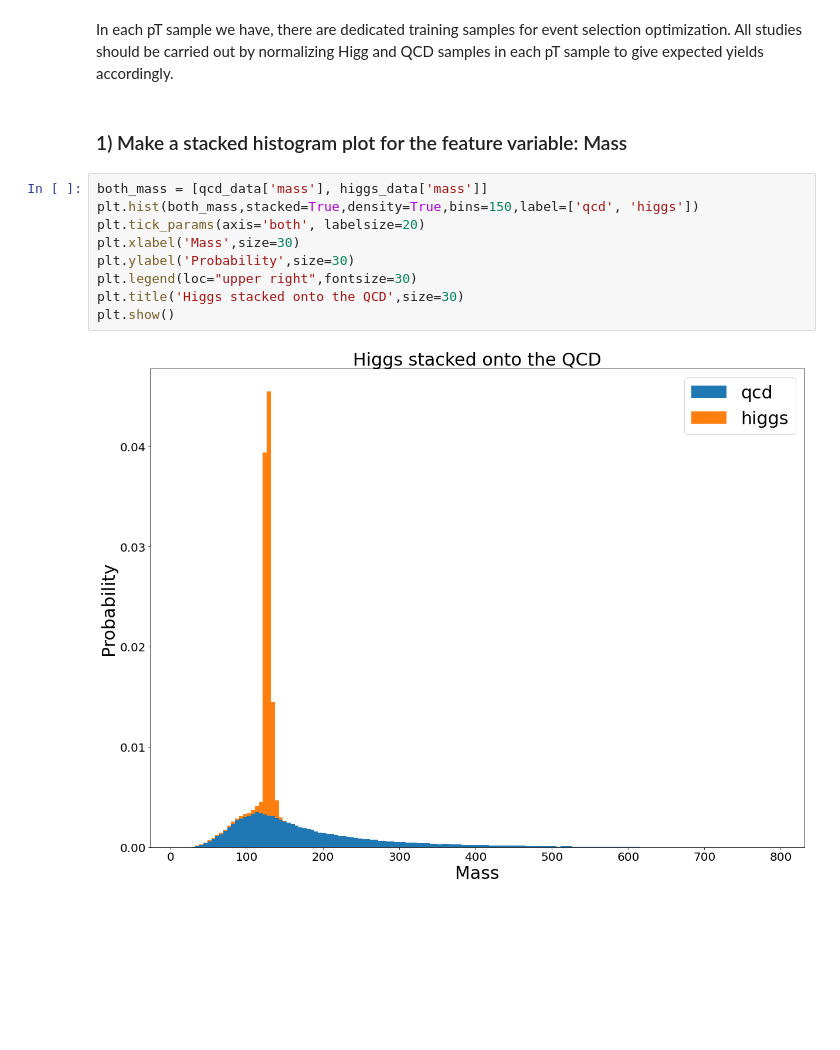
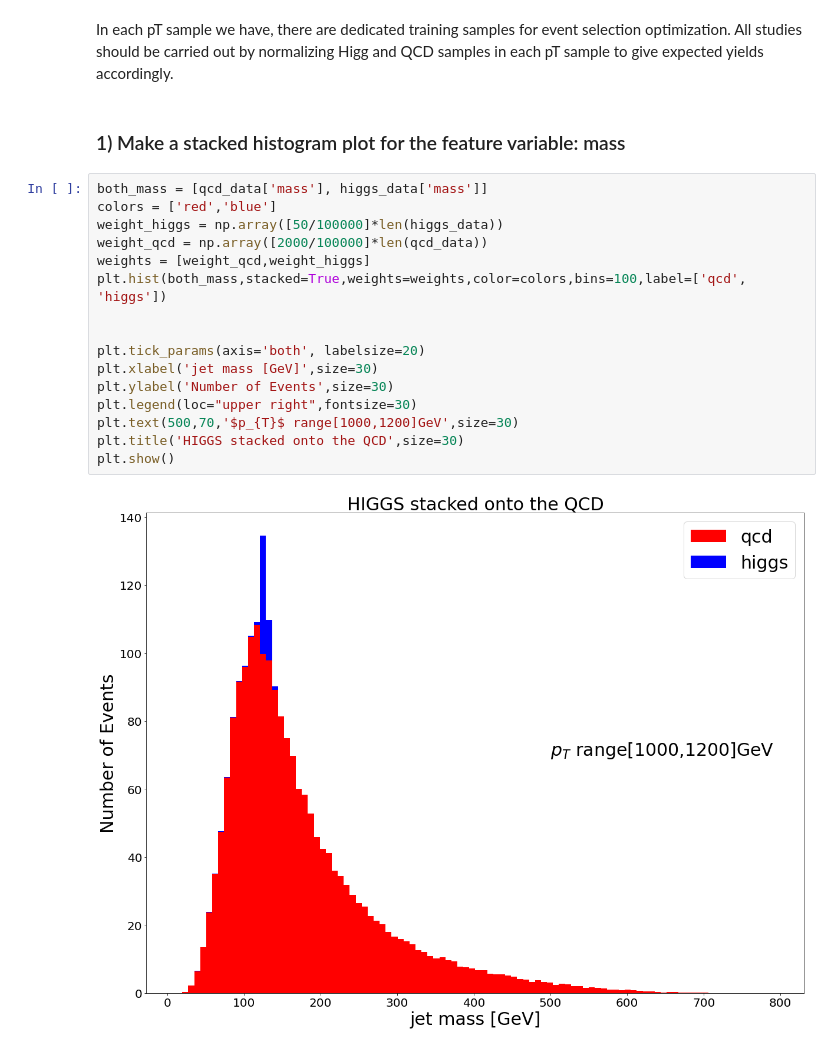
Before and after one commit to MinniVan/PHYS-434, a Jupyter notebook: lab-7.ipynb, the cells around one changed output. Drawn from its saved outputs; the diff is of its cells as text; blank space fills up the shorter version.

Commit message:
fixed plot to be weighted

```diff
--- a/lab-7.ipynb
+++ b/lab-7.ipynb
@@ -20,15 +20,22 @@ qcd_data = pickle.load(file2)
 # %% [markdown]
 In each pT sample we have, there are dedicated training samples for event selection optimization. All studies should be carried out by normalizing Higg and QCD samples in each pT sample to give expected yields accordingly.
 # %% [markdown]
-### 1) Make a stacked histogram plot for the feature variable: Mass
+### 1) Make a stacked histogram plot for the feature variable: mass
-# %%
-both_mass = [qcd_data['mass'], higgs_data['mass']]
-plt.hist(both_mass,stacked=True,density=True,bins=150,label=['qcd', 'higgs'])
-plt.tick_params(axis='both', labelsize=20)
-plt.xlabel('Mass',size=30)
-plt.ylabel('Probability',size=30)
-plt.legend(loc="upper right",fontsize=30)
-plt.title('Higgs stacked onto the QCD',size=30)
-plt.show()
-# %% [output]
-[figure, removed]
+# %%
+both_mass = [qcd_data['mass'], higgs_data['mass']]
+colors = ['red','blue']
+weight_higgs = np.array([50/100000]*len(higgs_data))
+weight_qcd = np.array([2000/100000]*len(qcd_data))
+weights = [weight_qcd,weight_higgs]
+plt.hist(both_mass,stacked=True,weights=weights,color=colors,bins=100,label=['qcd', 'higgs'])
+
+
+plt.tick_params(axis='both', labelsize=20)
+plt.xlabel('jet mass [GeV]',size=30)
+plt.ylabel('Number of Events',size=30)
+plt.legend(loc="upper right",fontsize=30)
+plt.text(500,70,'$p_{T}$ range[1000,1200]GeV',size=30)
+plt.title('HIGGS stacked onto the QCD',size=30)
+plt.show()
+# %% [output]
+[figure, added]
```
